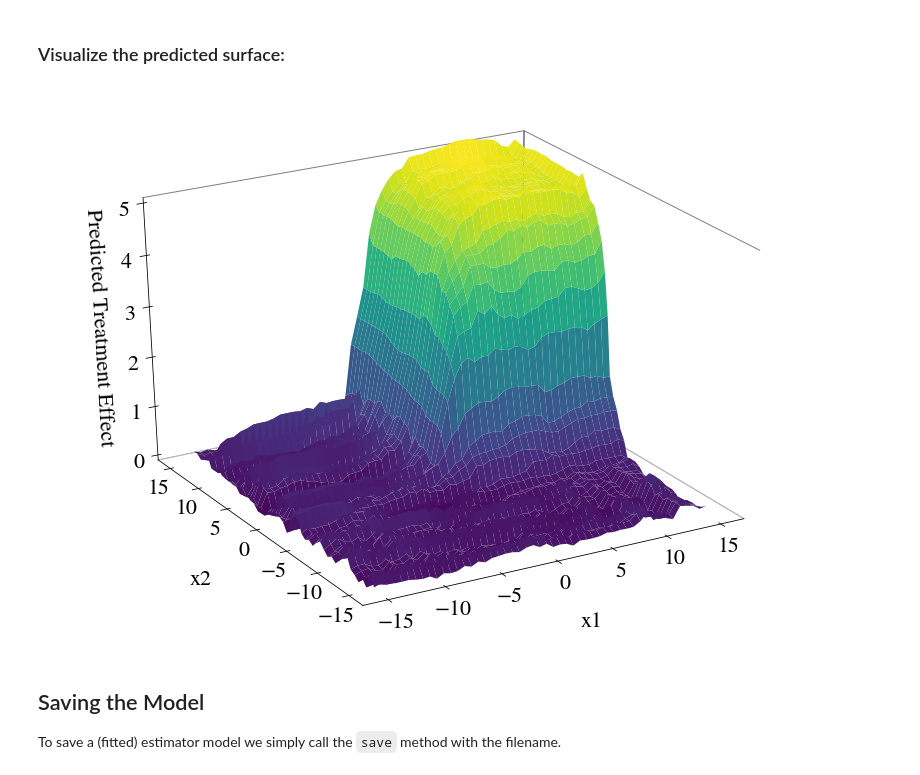
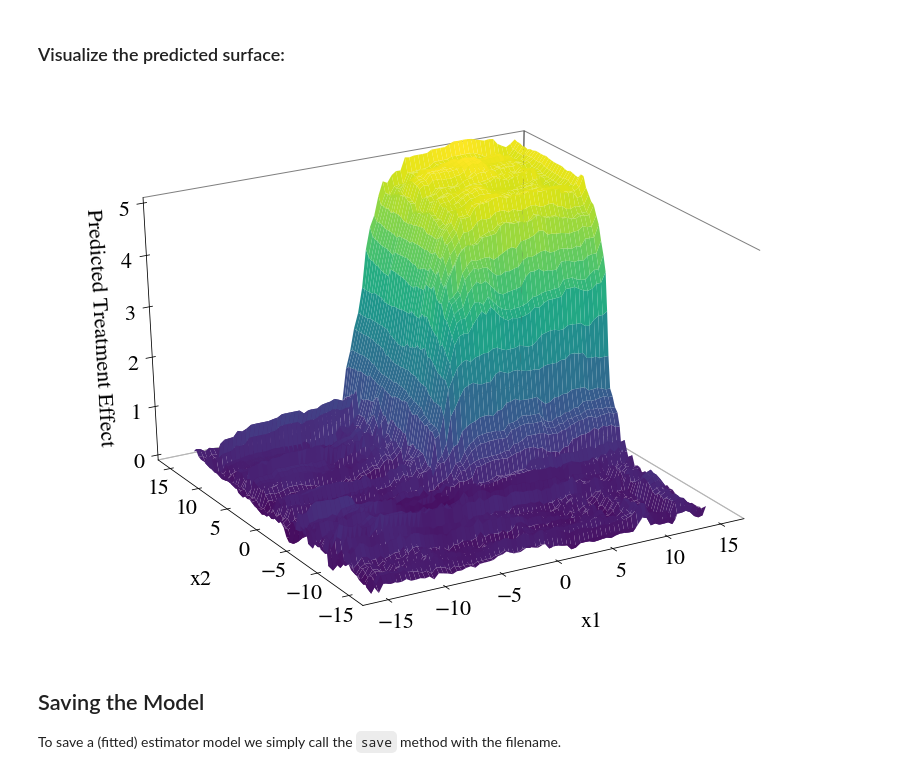
Before and after one commit to timmens/causal-forest, a Jupyter notebook: docs/source/getting_started/example.ipynb, the cells around one changed output. Saved outputs shown, nothing was run; the diff lists cells and outputs as text; code cells hidden in the pictures.

```diff
--- a/docs/source/getting_started/example.ipynb
+++ b/docs/source/getting_started/example.ipynb
@@ -99,9 +101,9 @@ array([-0.15676054,  0.14265838,  0.08804082,  4.98777584,  4.96462603])
 # %% [markdown]
 ### Visualize the predicted surface:
 # %%
-plot_predicted_treatment_effect(cf, figsize=(14, 10), npoints=50)
+plot_predicted_treatment_effect(cf, figsize=(14, 10), npoints=75)
 # %% [output]
-[figure, old version]
+[figure, new version]
 # %% [markdown]
 ## Saving the Model
 
```
Also changed, not shown: parts of 2 cells of this notebook.
